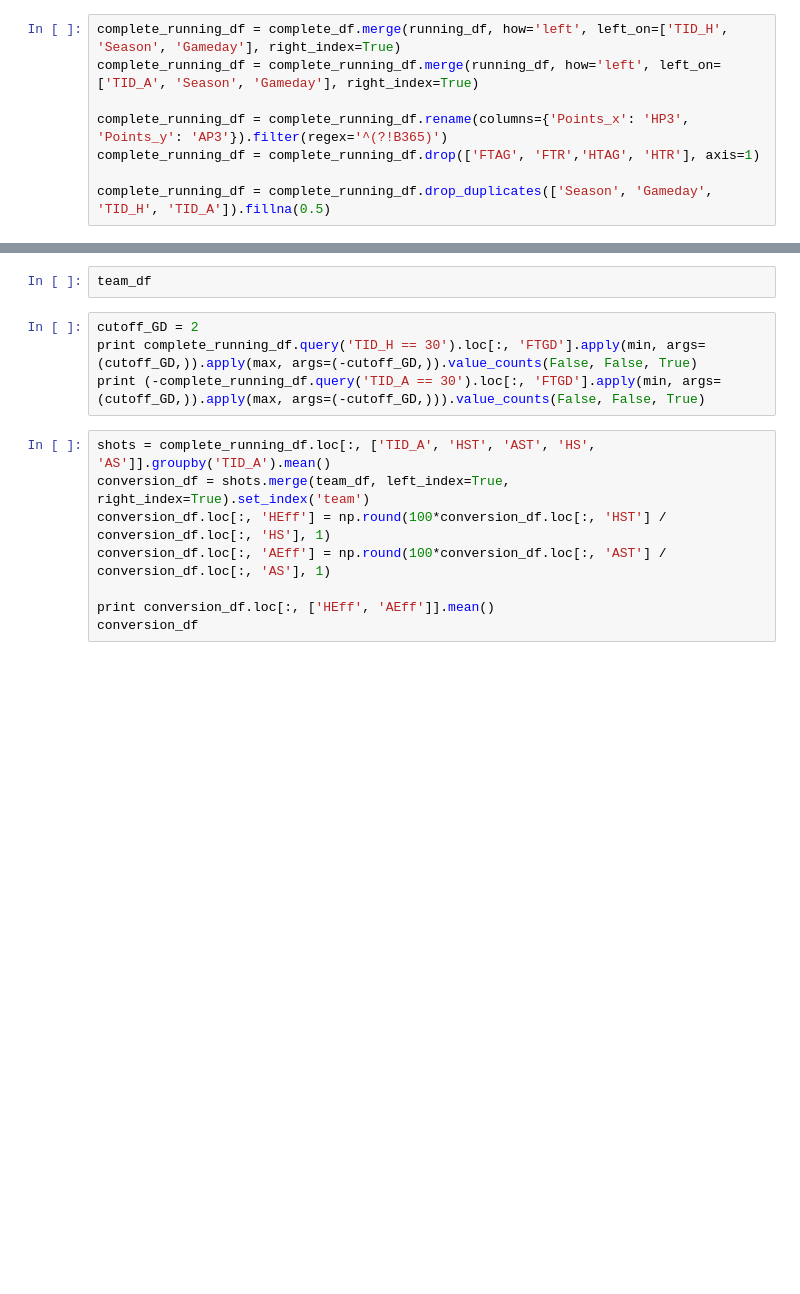
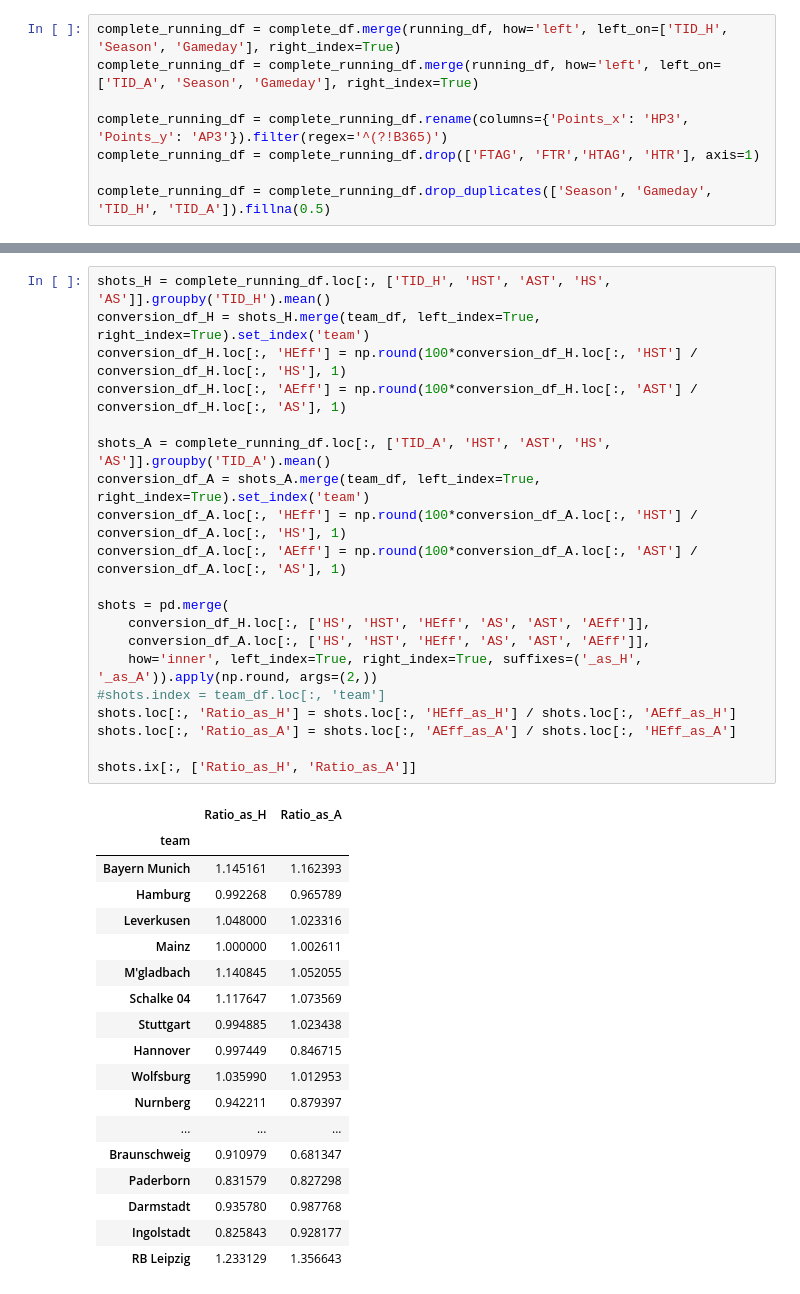
Before and after one commit to mgbukov/bundesliga, a Jupyter notebook: Buli_Download.ipynb, the cells around one changed output, grey strips where cells are left out. Saved outputs shown, nothing was run; the diff lists cells and outputs as text; blank space fills up the shorter version.

```diff
--- a/Buli_Download.ipynb
+++ b/Buli_Download.ipynb
@@ -345,14 +377,39 @@ print conversion_df.loc[:, ['HEff', 'AEff']].mean()
-# %%
-team_df
-# %%
-cutoff_GD = 2
-print complete_running_df.query('TID_H == 30').loc[:, 'FTGD'].apply(min, args=(cutoff_GD,)).apply(max, args=(-cutoff_GD,)).value_counts(False, False, True)
-print (-complete_running_df.query('TID_A == 30').loc[:, 'FTGD'].apply(min, args=(cutoff_GD,)).apply(max, args=(-cutoff_GD,))).value_counts(False, False, True)
-# %%
-shots = complete_running_df.loc[:, ['TID_A', 'HST', 'AST', 'HS', 'AS']].groupby('TID_A').mean()
-conversion_df = shots.merge(team_df, left_index=True, right_index=True).set_index('team')
-conversion_df.loc[:, 'HEff'] = np.round(100*conversion_df.loc[:, 'HST'] / conversion_df.loc[:, 'HS'], 1)
-conversion_df.loc[:, 'AEff'] = np.round(100*conversion_df.loc[:, 'AST'] / conversion_df.loc[:, 'AS'], 1)
-
-print conversion_df.loc[:, ['HEff', 'AEff']].mean()
-conversion_df
+# %%
+shots_H = complete_running_df.loc[:, ['TID_H', 'HST', 'AST', 'HS', 'AS']].groupby('TID_H').mean()
+conversion_df_H = shots_H.merge(team_df, left_index=True, right_index=True).set_index('team')
+conversion_df_H.loc[:, 'HEff'] = np.round(100*conversion_df_H.loc[:, 'HST'] / conversion_df_H.loc[:, 'HS'], 1)
+conversion_df_H.loc[:, 'AEff'] = np.round(100*conversion_df_H.loc[:, 'AST'] / conversion_df_H.loc[:, 'AS'], 1)
+
+shots_A = complete_running_df.loc[:, ['TID_A', 'HST', 'AST', 'HS', 'AS']].groupby('TID_A').mean()
+conversion_df_A = shots_A.merge(team_df, left_index=True, right_index=True).set_index('team')
+conversion_df_A.loc[:, 'HEff'] = np.round(100*conversion_df_A.loc[:, 'HST'] / conversion_df_A.loc[:, 'HS'], 1)
+conversion_df_A.loc[:, 'AEff'] = np.round(100*conversion_df_A.loc[:, 'AST'] / conversion_df_A.loc[:, 'AS'], 1)
+
+shots = pd.merge(
+    conversion_df_H.loc[:, ['HS', 'HST', 'HEff', 'AS', 'AST', 'AEff']],
+    conversion_df_A.loc[:, ['HS', 'HST', 'HEff', 'AS', 'AST', 'AEff']],
+    how='inner', left_index=True, right_index=True, suffixes=('_as_H', '_as_A')).apply(np.round, args=(2,))
+#shots.index = team_df.loc[:, 'team']
+shots.loc[:, 'Ratio_as_H'] = shots.loc[:, 'HEff_as_H'] / shots.loc[:, 'AEff_as_H']
+shots.loc[:, 'Ratio_as_A'] = shots.loc[:, 'AEff_as_A'] / shots.loc[:, 'HEff_as_A']
+
+shots.ix[:, ['Ratio_as_H', 'Ratio_as_A']]
+# %% [output]
+|  | Ratio_as_H | Ratio_as_A |
+| team |  |  |
+| Bayern Munich | 1.145161 | 1.162393 |
+| Hamburg | 0.992268 | 0.965789 |
+| Leverkusen | 1.048000 | 1.023316 |
+| Mainz | 1.000000 | 1.002611 |
+| M'gladbach | 1.140845 | 1.052055 |
+| Schalke 04 | 1.117647 | 1.073569 |
+| Stuttgart | 0.994885 | 1.023438 |
+| Hannover | 0.997449 | 0.846715 |
+| Wolfsburg | 1.035990 | 1.012953 |
+| Nurnberg | 0.942211 | 0.879397 |
+| ... | ... | ... |
+| Braunschweig | 0.910979 | 0.681347 |
+| Paderborn | 0.831579 | 0.827298 |
+| Darmstadt | 0.935780 | 0.987768 |
+| Ingolstadt | 0.825843 | 0.928177 |
+| RB Leipzig | 1.233129 | 1.356643 |
```
Also changed, not shown: parts of 29 cells of this notebook, 1 other file.
